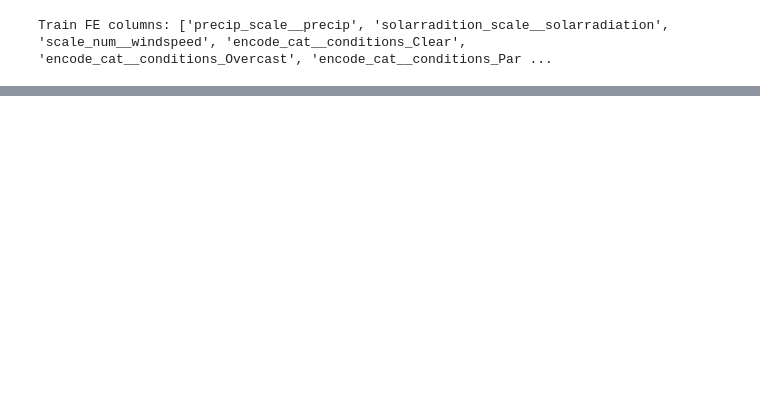
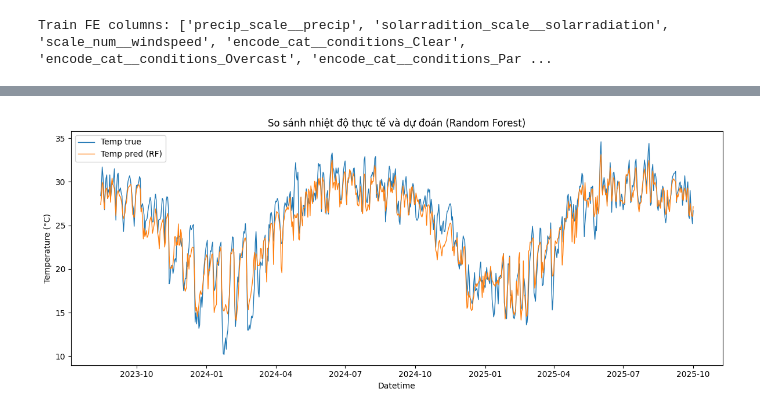
Before and after one commit to NgocHoa04/machine_learning_project, a Jupyter notebook: project.ipynb, the cells around one changed output, grey strips where cells are left out. Saved outputs shown, nothing was run; the diff lists cells and outputs as text; code cells hidden in the pictures; blank space fills up the shorter version.

```diff
--- a/project.ipynb
+++ b/project.ipynb
@@ -322,0 +322,77 @@ plt.show()
+# %%
+from sklearn.ensemble import RandomForestRegressor
+from sklearn.metrics import mean_squared_error, r2_score
+import numpy as np
+import matplotlib.pyplot as plt
+import pandas as pd
+
+# ========= 1. Chọn feature numeric =========
+numeric_cols = train_fe.select_dtypes(include=[np.number]).columns.tolist()
+if "temp" in numeric_cols:
+    numeric_cols.remove("temp")
+
+# ========= 2. Loại NaN (do lag/rolling) =========
+train_fe_model = train_fe.dropna(subset=numeric_cols + ["temp"])
+test_fe_model  = test_fe.dropna(subset=numeric_cols + ["temp"])
+
+X_train = train_fe_model[numeric_cols]
+y_train = train_fe_model["temp"].values
+
+X_test = test_fe_model[numeric_cols]
+y_test = test_fe_model["temp"].values
+
+print("X_train:", X_train.shape, "X_test:", X_test.shape)
+
+# ========= 3. Train Random Forest =========
+rf = RandomForestRegressor(
+    n_estimators=400,      # số cây
+    max_depth=None,        # để None cho cây tự mở rộng
+    min_samples_split=5,   # tránh overfit nhẹ
+    random_state=42,
+    n_jobs=-1              # dùng hết CPU cores
+)
+rf.fit(X_train, y_train)
+
+# ========= 4. Dự đoán =========
+y_pred = rf.predict(X_test)
+
+# ========= 5. Đánh giá =========
+rmse = mean_squared_error(y_test, y_pred)
+r2   = r2_score(y_test, y_pred)
+
+print(f"Random Forest RMSE: {rmse:.3f}")
+print(f"Random Forest R^2 : {r2:.3f}")
+
+# ========= 6. Plot so sánh =========
+results = test_fe_model[["datetime", "temp"]].copy()
+results.rename(columns={"temp": "temp_true"}, inplace=True)
+results["temp_pred"] = y_pred
+
+results["datetime"] = pd.to_datetime(results["datetime"])
+results = results.sort_values("datetime")
+
+plt.figure(figsize=(12,5))
+plt.plot(results["datetime"], results["temp_true"], label="Temp true", linewidth=1)
+plt.plot(results["datetime"], results["temp_pred"], label="Temp pred (RF)", linewidth=1)
+plt.xlabel("Datetime")
+plt.ylabel("Temperature (°C)")
+plt.title("So sánh nhiệt độ thực tế và dự đoán (Random Forest)")
+plt.legend()
+plt.tight_layout()
+plt.show()
+
+# ========= 7. (Tuỳ chọn) Tầm quan trọng feature =========
+importances = rf.feature_importances_
+feat_imp = pd.DataFrame({
+    "feature": numeric_cols,
+    "importance": importances
+}).sort_values("importance", ascending=False)
+
+print(feat_imp.head(15))
+
+# plt.barh(feat_imp.head(20)["feature"], feat_imp.head(20)["importance"])
+# plt.gca().invert_yaxis()
+# plt.xlabel("Importance")
+# plt.title("Top 20 Feature Importance (Random Forest)")
+# plt.show()
+# %% [output]
@@ -322,0 +402 @@ plt.show()
+[figure, added]
```
Also changed, not shown: parts of 6 cells of this notebook.
